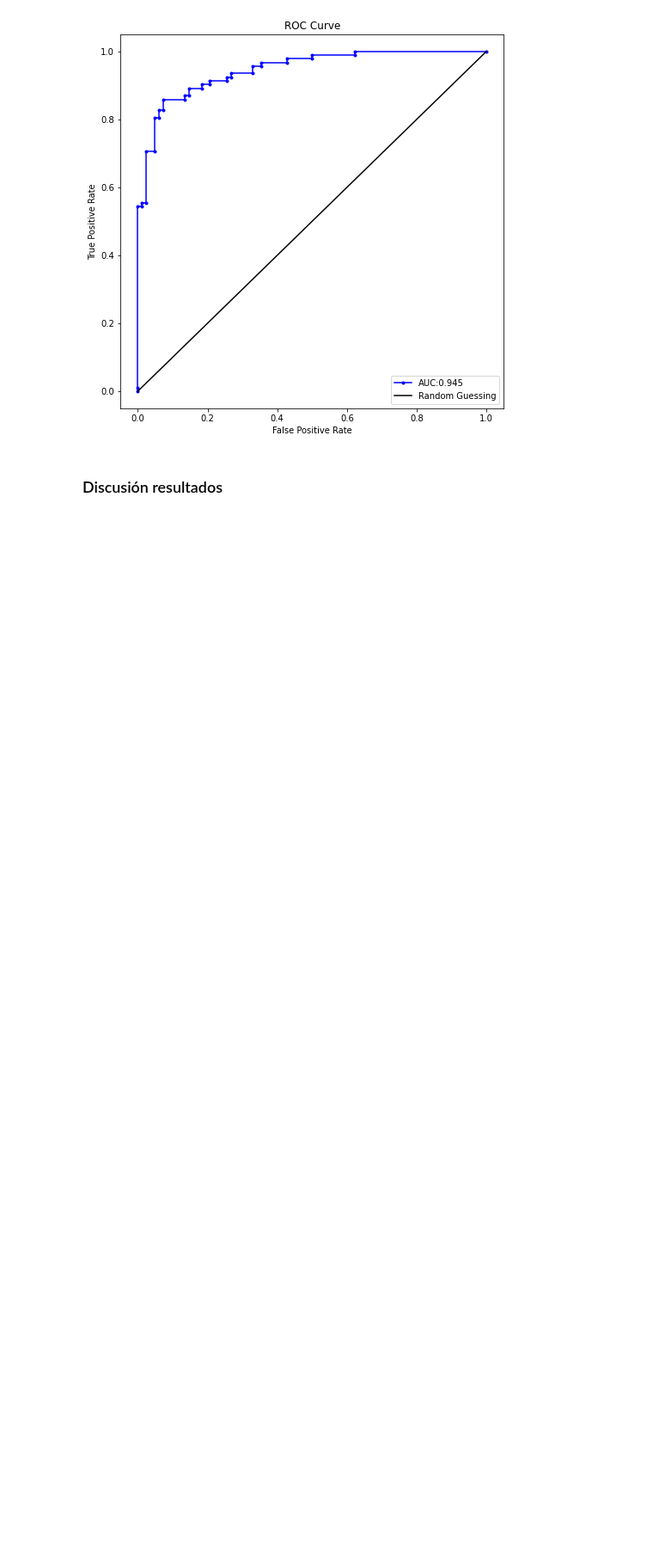
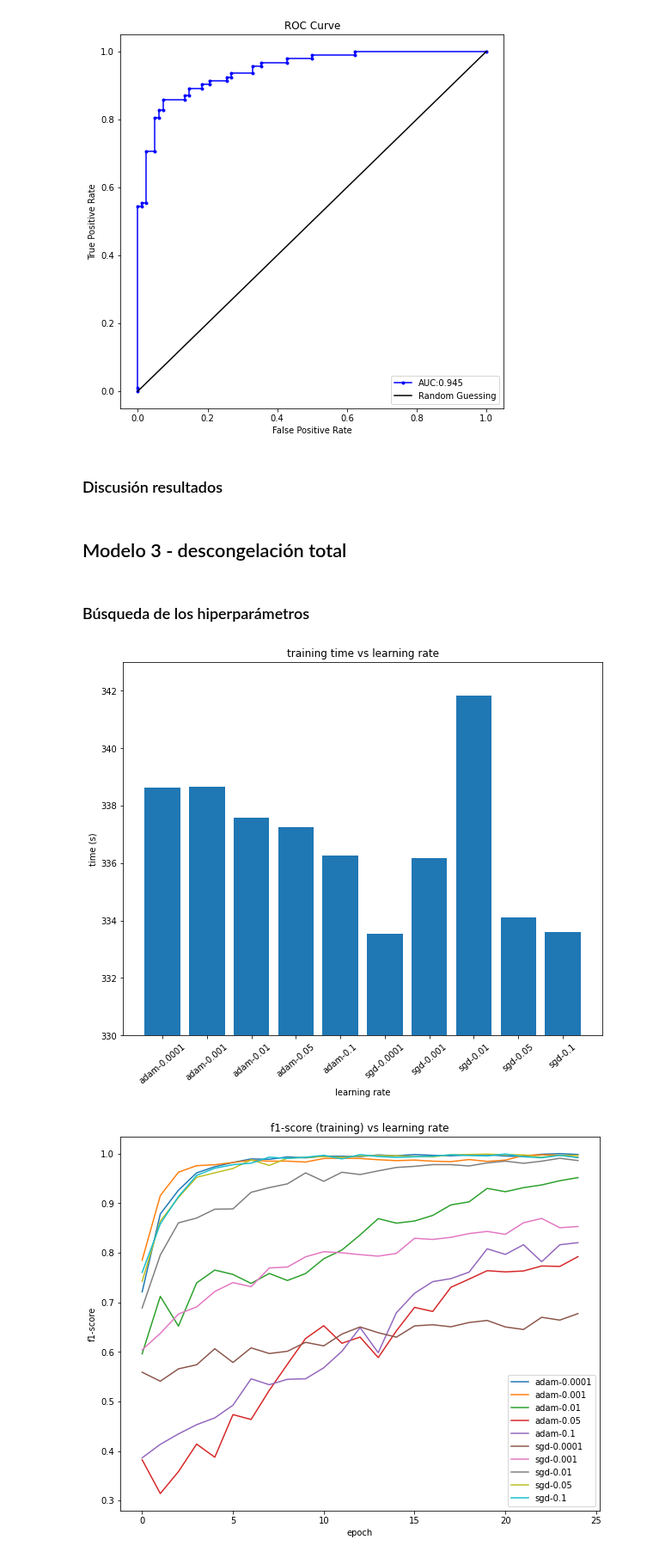
Before and after one commit to mariousm/Data-Science-Master, a Jupyter notebook: 2021-22/SegundoSemestre/DeepLearning/PRA/UbiernaSanMamesMario_PRA.ipynb, the cells around one changed output. Shown at 86% size. Saved outputs shown, nothing was run; the diff lists cells and outputs as text; code cells hidden in the pictures; blank space fills up the shorter version.

Commit message:
DL: PRA - Falta terminar el modelo 2 y modelo 3

```diff
--- a/2021-22/SegundoSemestre/DeepLearning/PRA/UbiernaSanMamesMario_PRA.ipynb
+++ b/2021-22/SegundoSemestre/DeepLearning/PRA/UbiernaSanMamesMario_PRA.ipynb
@@ -531,6 +531,13 @@ def gridSearch(optimizers, learning_rates, epochs, type_model="base"):
 
       elif type_model == "partial":
         model_base = load_model("/content/drive/MyDrive/practica_DL_UOC_2022/models/Fold0/model1/model_EP69_OPsgd_LR0.001.pickle", custom_objects={"get_f1": get_f1})
+        model_gridsearch_clas = unfreeze_model(model=model_base,
+                                               optimizer=opt,
+                                               learning_rate=lr,
+                                               type_model=type_model)
+
+      elif type_model == "total":
+        model_base = load_model("/content/drive/MyDrive/practica_DL_UOC_2022/models/Fold0/model2/model_EP12_OPadam_LR0.0001.pickle", custom_objects={"get_f1": get_f1})
         model_gridsearch_clas = unfreeze_model(model=model_base,
                                                optimizer=opt,
                                                learning_rate=lr,
@@ -583,7 +590,7 @@ def get_plots(legend, training_times, training_f1, validating_f1, type_model="ba
   plt.bar(legend, training_times)
   if type_model == "base": plt.ylim(90, 96)
   if type_model == "partial": plt.ylim(155, 163)
-  if type_model == "total": plt.ylim(155, 200)
+  if type_model == "total": plt.ylim(330, 343)
   plt.xticks(rotation="40")
   plt.title("training time vs learning rate")
   plt.ylabel("time (s)")
@@ -936,3 +943,26 @@ plot_ROC_AUC(y_test, y_probs)
 [figure]
 # %% [markdown]
 ### Discusión resultados
+# %% [markdown]
+## Modelo 3 - descongelación total
+# %% [markdown]
+### Búsqueda de los hiperparámetros
+# %%
+# Definición de los hiperparámetros
+optimizers = ["adam", "sgd"]
+learning_rates = [0.0001, 0.001, 0.01, 0.05, 0.1]
+epochs = 25
+# %%
+training_times, training_f1, validating_f1 = gridSearch(optimizers=optimizers,
+                                                        learning_rates=learning_rates,
+                                                        epochs=epochs,
+                                                        type_model="total")
+# %%
+get_plots(legend=legend,
+          training_times=training_times,
+          training_f1=training_f1,
+          validating_f1=validating_f1,
+          type_model="total")
+# %% [output]
+[figure, added]
+[figure, added]
```
Also changed, not shown: parts of 1 cell of this notebook.
